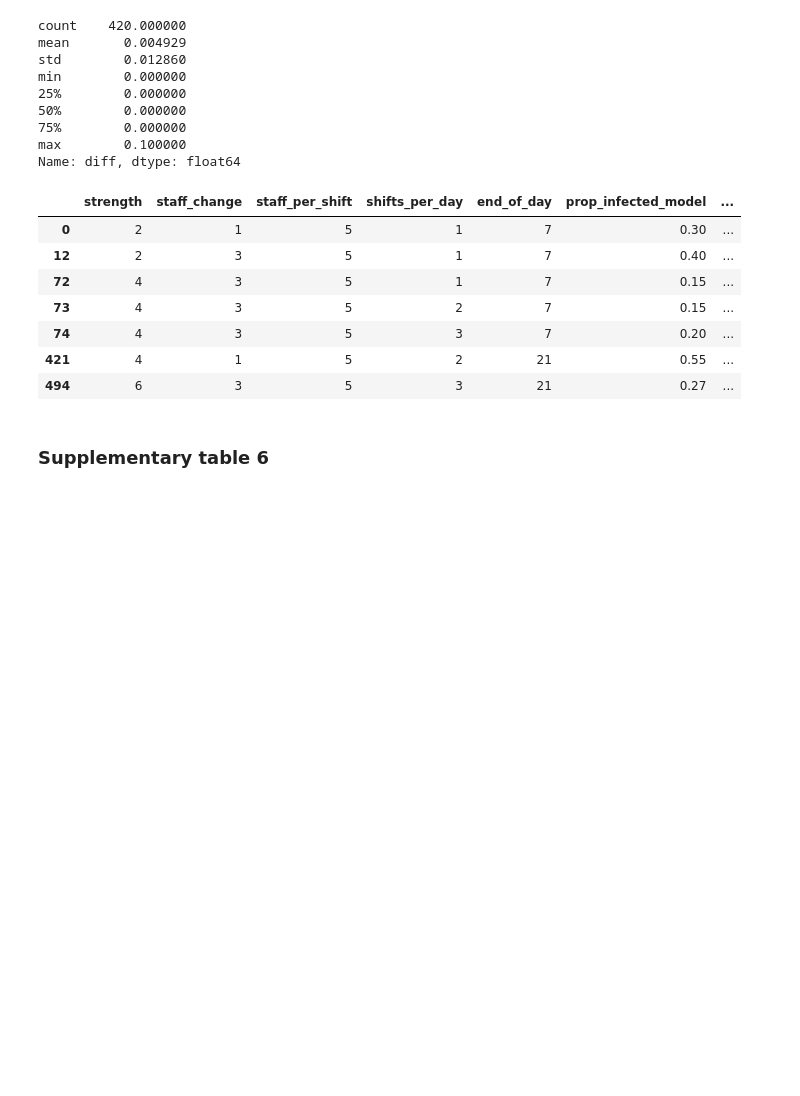
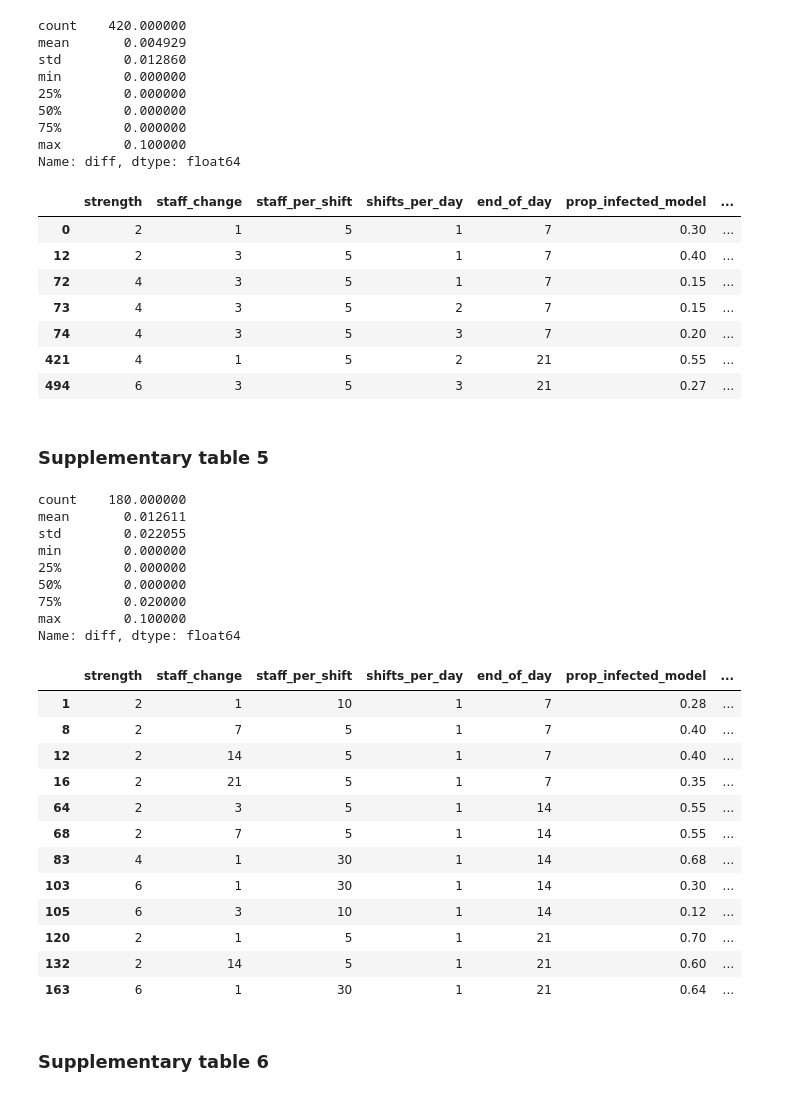
Before and after one commit to pythonhealthdatascience/stars-reproduce-lim-2020, a Jupyter notebook: reproduction/scripts/reproduction.ipynb, the cells around one changed output. Drawn from its saved outputs; the diff is of its cells as text; code cells hidden in the pictures; blank space fills up the shorter version.

Commit message:
feat(reproduction): reproduced supplementary table 5

```diff
--- a/reproduction/scripts/reproduction.ipynb
+++ b/reproduction/scripts/reproduction.ipynb
@@ -153,6 +135,9 @@ paper_tab3 = pd.read_csv(os.path.join(paths.paper, paths.tab3))
 model_base30 = pd.read_csv(os.path.join(paths.outputs, paths.base_30))
 paper_tab4 = pd.read_csv(os.path.join(paths.paper, paths.tab4))
 
+model_norest = pd.read_csv(os.path.join(paths.outputs, paths.no_rest))
+paper_tab5 = pd.read_csv(os.path.join(paths.paper, paths.tab5))
+
 model_contact = pd.read_csv(os.path.join(paths.outputs, paths.contact_half))
 model_gloves = pd.read_csv(os.path.join(paths.outputs, paths.gloves))
 model_surgical = pd.read_csv(os.path.join(paths.outputs, paths.surgical_mask))
@@ -297,6 +282,44 @@ Name: diff, dtype: float64
 | 74 | 4 | 3 | 5 | 3 | 7 | 0.20 | ... |
 | 421 | 4 | 1 | 5 | 2 | 21 | 0.55 | ... |
 | 494 | 6 | 3 | 5 | 3 | 21 | 0.27 | ... |
+# %% [markdown]
+### Supplementary table 5
+# %%
+# Get table 5 and save to csv
+model_tab5 = model_norest[model_norest['end_of_day'].isin([7, 14, 21])]
+model_tab5.to_csv(os.path.join(paths.outputs, paths.tab5), index=False)
+# %%
+# Combine tables
+t5_comp = compare_tables(model_tab5, paper_tab5)
+
+# Descriptive statistics for absolute difference in results
+print(t5_comp['diff'].describe())
+
+# Extracting instances where absolute difference is more than 0.05
+display(t5_comp[t5_comp['diff'] > 0.05])
+# %% [output]
+count    180.000000
+mean       0.012611
+std        0.022055
+min        0.000000
+25%        0.000000
+50%        0.000000
+75%        0.020000
+max        0.100000
+Name: diff, dtype: float64
+|  | strength | staff_change | staff_per_shift | shifts_per_day | end_of_day | prop_infected_model | ... |
+| 1 | 2 | 1 | 10 | 1 | 7 | 0.28 | ... |
+| 8 | 2 | 7 | 5 | 1 | 7 | 0.40 | ... |
+| 12 | 2 | 14 | 5 | 1 | 7 | 0.40 | ... |
+| 16 | 2 | 21 | 5 | 1 | 7 | 0.35 | ... |
+| 64 | 2 | 3 | 5 | 1 | 14 | 0.55 | ... |
+| 68 | 2 | 7 | 5 | 1 | 14 | 0.55 | ... |
+| 83 | 4 | 1 | 30 | 1 | 14 | 0.68 | ... |
+| 103 | 6 | 1 | 30 | 1 | 14 | 0.30 | ... |
+| 105 | 6 | 3 | 10 | 1 | 14 | 0.12 | ... |
+| 120 | 2 | 1 | 5 | 1 | 21 | 0.70 | ... |
+| 132 | 2 | 14 | 5 | 1 | 21 | 0.60 | ... |
+| 163 | 6 | 1 | 30 | 1 | 21 | 0.64 | ... |
 # %% [markdown]
 ### Supplementary table 6
 # %%
```
Also changed, not shown: parts of 2 cells of this notebook, 1 other file.
